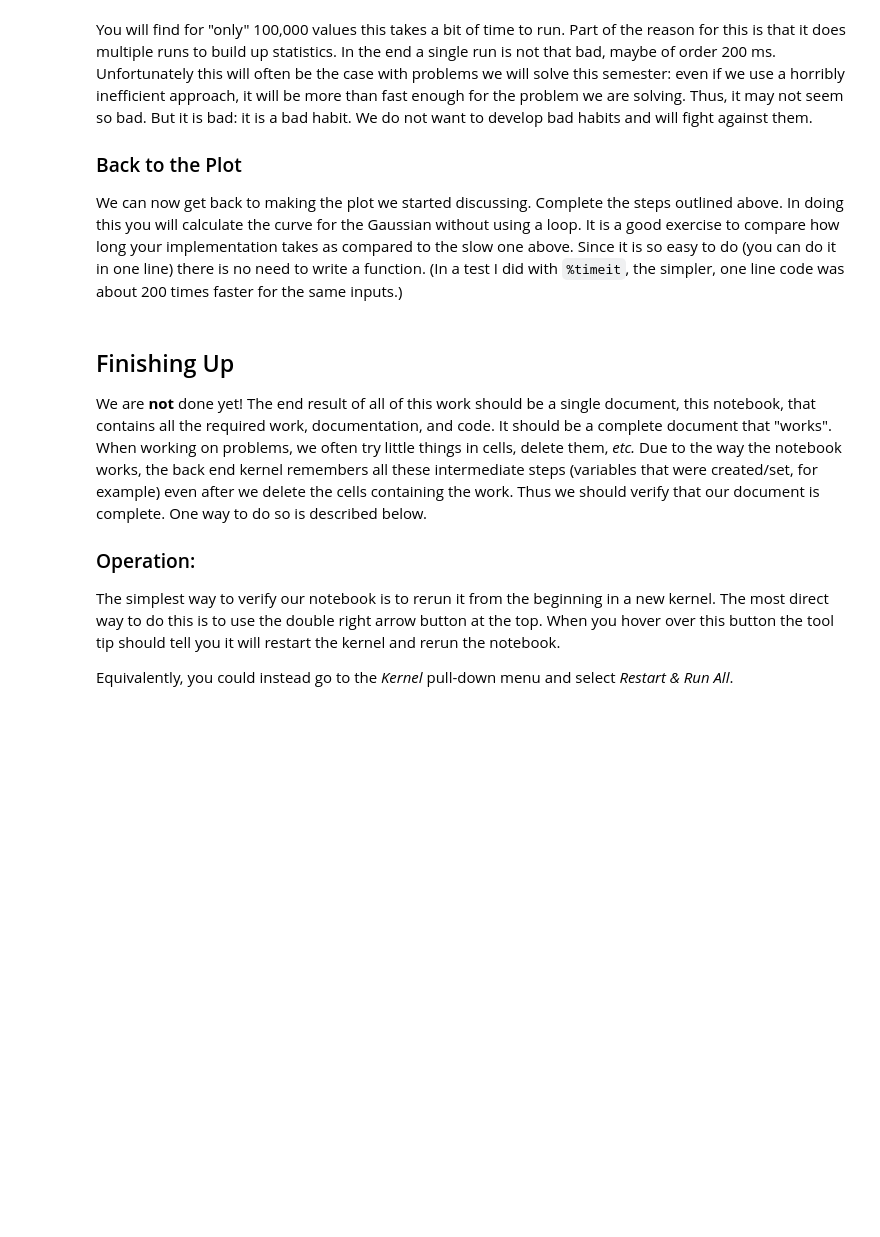
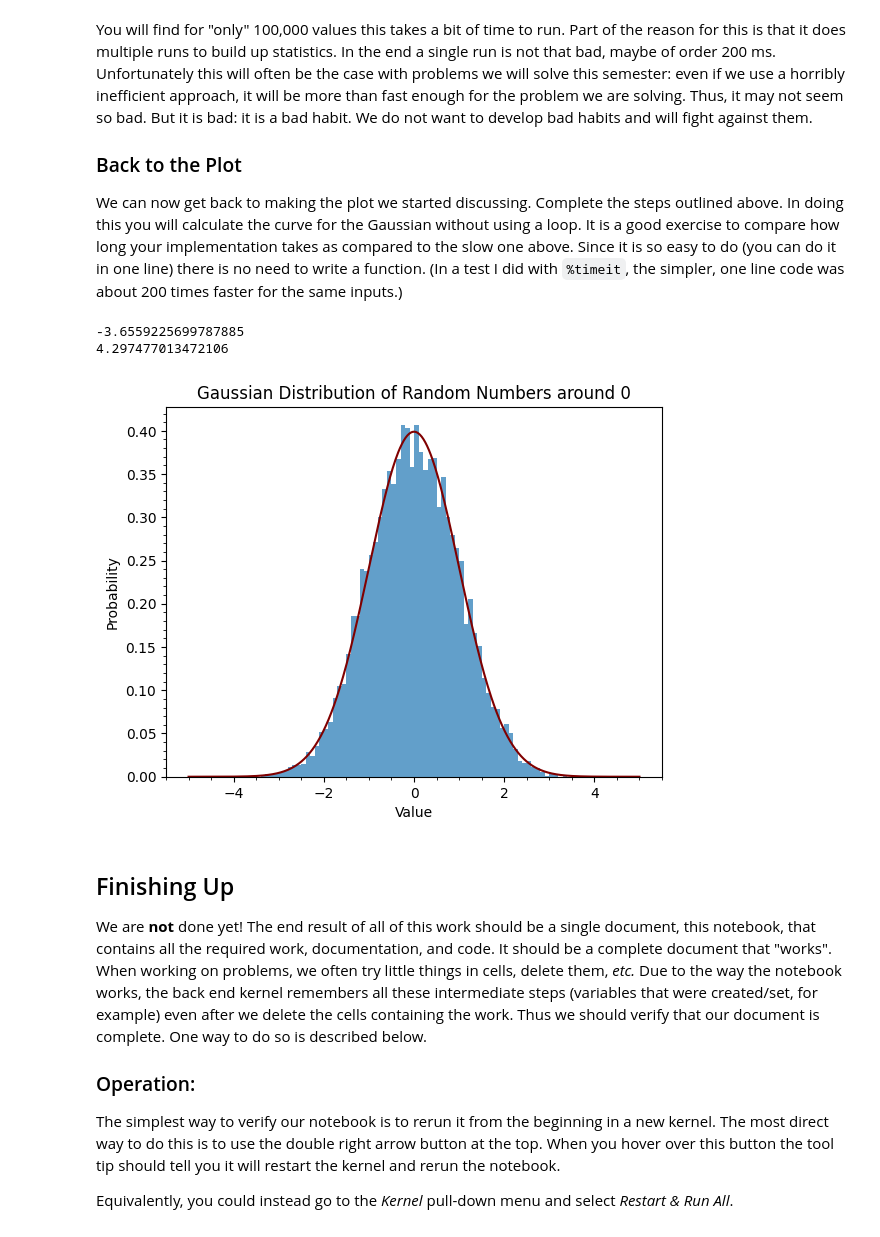
Before and after one commit to kh-bh/Physics_coursework, a Jupyter notebook: PHYS_250/Lab00.ipynb, the cells around one changed output. Drawn from its saved outputs; the diff is of its cells as text; code cells hidden in the pictures; blank space fills up the shorter version.

```diff
--- a/PHYS_250/Lab00.ipynb
+++ b/PHYS_250/Lab00.ipynb
@@ -318,3 +359,24 @@ raise NotImplementedError()
+# %%
+data = rng.normal(size = 10000)
+print(np.min(data))
+print(np.max(data))
+
+bins = np.arange(-4.1,4.2,.1)
+x = np.linspace(-5,5,500)
+
+plt.hist(data, bins, density=True, alpha= 0.7);
+plt.plot(x,np.exp(-(x**2)/(2))/(np.sqrt(2*np.pi)), color = "maroon")
+
+plt.xlabel("Value")
+plt.ylabel("Probability")
+plt.title("Gaussian Distribution of Random Numbers around 0")
+plt.minorticks_on()
+
+plt.show()
+# %% [output]
+-3.6559225699787885
+4.297477013472106
+[figure, added]
 # %% [markdown]
 ## Finishing Up
 
```
Also changed, not shown: parts of 11 cells of this notebook.
